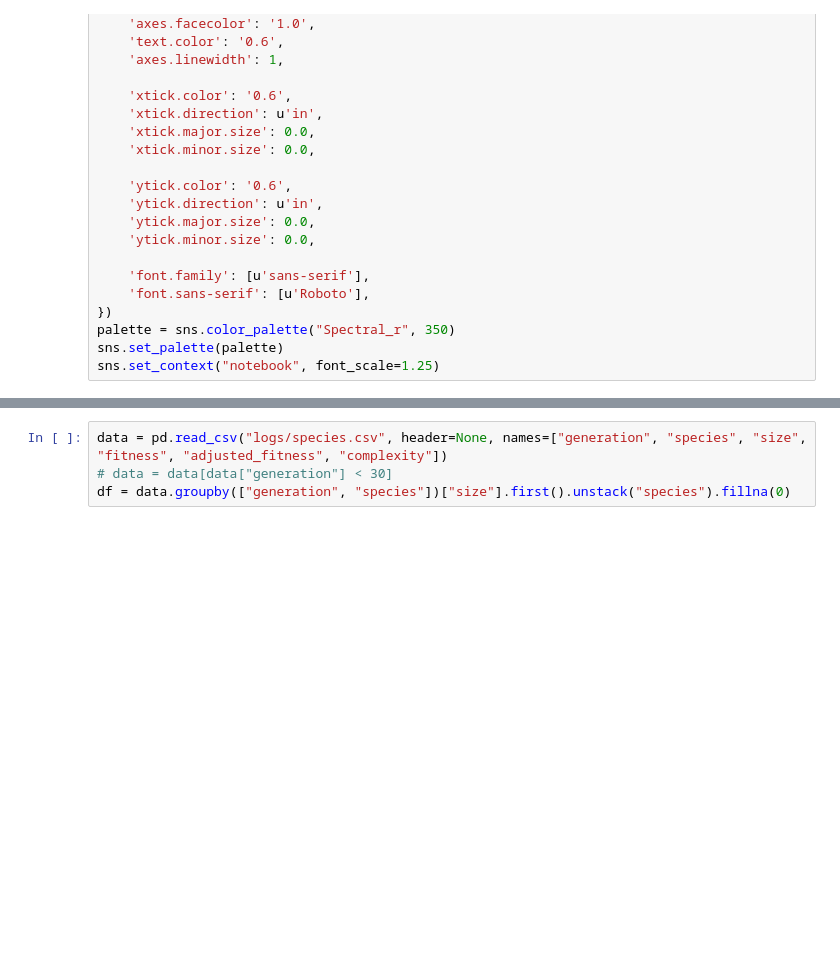
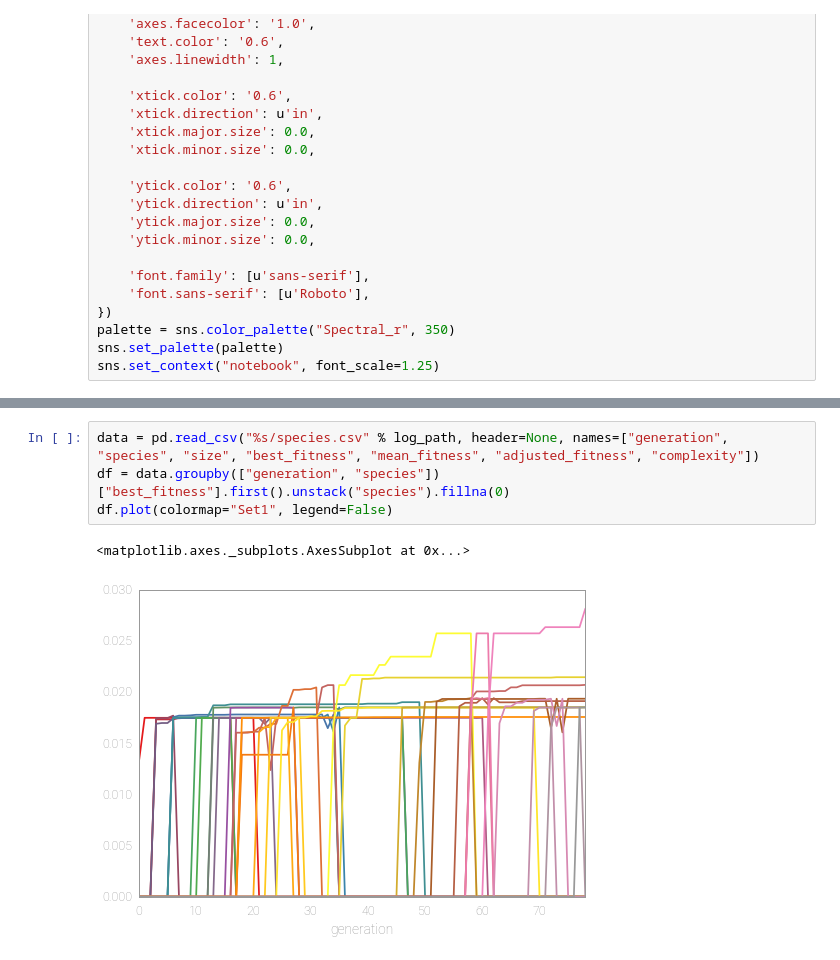
Before and after one commit to BarkingMouseStudio/unity-experiments, a Jupyter notebook: Fitness.ipynb, the cells around one changed output, grey strips where cells are left out. Cells and saved outputs as stored; diff of their text form; blank space fills up the shorter version.

```diff
--- a/Fitness.ipynb
+++ b/Fitness.ipynb
@@ -105,5 +115,8 @@ sns.regplot("generation", "mean_fitness", raw)
 # %%
-data = pd.read_csv("logs/species.csv", header=None, names=["generation", "species", "size", "fitness", "adjusted_fitness", "complexity"])
-# data = data[data["generation"] < 30]
-df = data.groupby(["generation", "species"])["size"].first().unstack("species").fillna(0)
+data = pd.read_csv("%s/species.csv" % log_path, header=None, names=["generation", "species", "size", "best_fitness", "mean_fitness", "adjusted_fitness", "complexity"])
+df = data.groupby(["generation", "species"])["best_fitness"].first().unstack("species").fillna(0)
+df.plot(colormap="Set1", legend=False)
+# %% [output]
+<matplotlib.axes._subplots.AxesSubplot at 0x...>
+[figure, added]
 # %%
```
Also changed, not shown: parts of 11 cells of this notebook.
